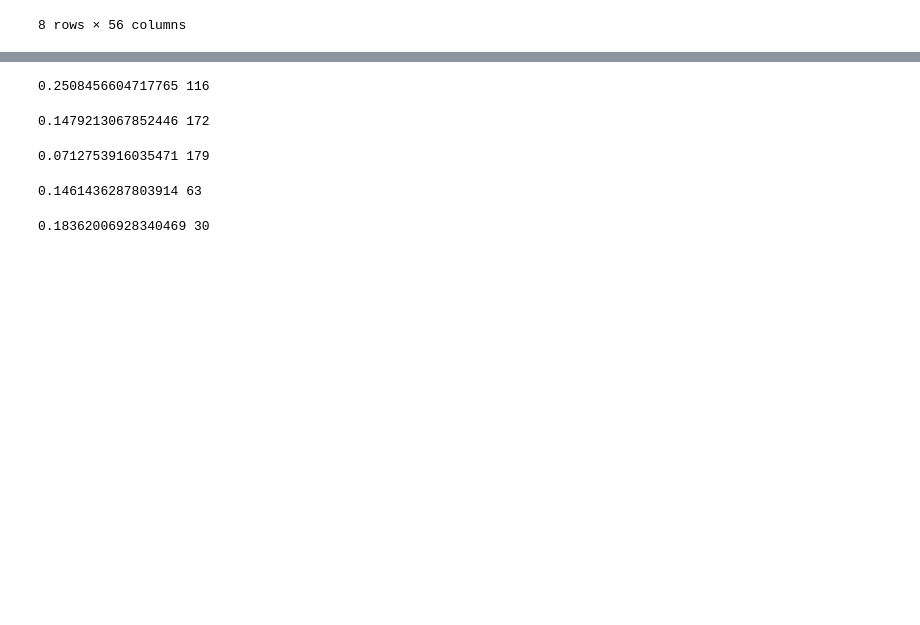
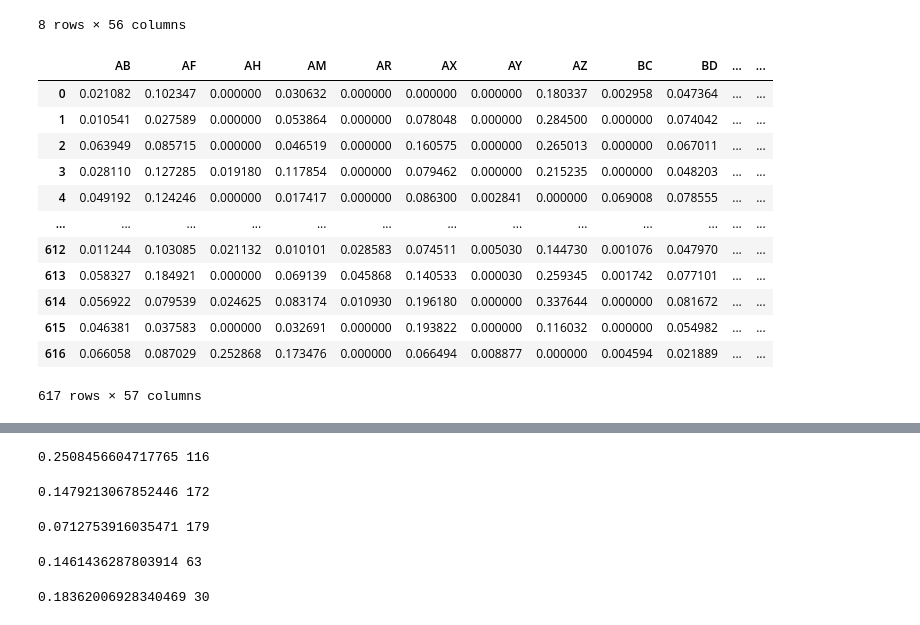
Before and after one commit to mrmmm0128/cash-register, a Jupyter notebook: icr-eda-baseline-from-ryohei.ipynb, the cells around one changed output, grey strips where cells are left out. Saved outputs shown, nothing was run; the diff lists cells and outputs as text; code cells hidden in the pictures; blank space fills up the shorter version.

```diff
--- a/icr-eda-baseline-from-ryohei.ipynb
+++ b/icr-eda-baseline-from-ryohei.ipynb
@@ -157,22 +176,37 @@ train_df.describe()
 # %%
 from sklearn.impute import SimpleImputer
 from sklearn.preprocessing import MinMaxScaler,OneHotEncoder,StandardScaler
 from sklearn.utils import class_weight
 from sklearn.metrics import accuracy_score
 
 
 imputer=SimpleImputer(strategy="mean")
 numeric_df=pd.DataFrame(imputer.fit_transform(train_df[num_cols]),columns=num_cols
                 )
 
 scaler=MinMaxScaler()
 scaled_numeric_df=pd.DataFrame(scaler.fit_transform(numeric_df),columns=num_cols)
 
 encoder=OneHotEncoder(sparse_output=False,handle_unknown="ignore")
 encoded_cat_df=pd.DataFrame(encoder.fit_transform(train_df[cat_cols]),columns=encoder.get_feature_names_out(cat_cols))
 
 
 processed_df=pd.concat([scaled_numeric_df,encoded_cat_df],axis=1)
+processed_df
+# %% [output]
+|  | AB | AF | AH | AM | AR | AX | AY | AZ | BC | BD | ... | ... |
+| 0 | 0.021082 | 0.102347 | 0.000000 | 0.030632 | 0.000000 | 0.000000 | 0.000000 | 0.180337 | 0.002958 | 0.047364 | ... | ... |
+| 1 | 0.010541 | 0.027589 | 0.000000 | 0.053864 | 0.000000 | 0.078048 | 0.000000 | 0.284500 | 0.000000 | 0.074042 | ... | ... |
+| 2 | 0.063949 | 0.085715 | 0.000000 | 0.046519 | 0.000000 | 0.160575 | 0.000000 | 0.265013 | 0.000000 | 0.067011 | ... | ... |
+| 3 | 0.028110 | 0.127285 | 0.019180 | 0.117854 | 0.000000 | 0.079462 | 0.000000 | 0.215235 | 0.000000 | 0.048203 | ... | ... |
+| 4 | 0.049192 | 0.124246 | 0.000000 | 0.017417 | 0.000000 | 0.086300 | 0.002841 | 0.000000 | 0.069008 | 0.078555 | ... | ... |
+| ... | ... | ... | ... | ... | ... | ... | ... | ... | ... | ... | ... | ... |
+| 612 | 0.011244 | 0.103085 | 0.021132 | 0.010101 | 0.028583 | 0.074511 | 0.005030 | 0.144730 | 0.001076 | 0.047970 | ... | ... |
+| 613 | 0.058327 | 0.184921 | 0.000000 | 0.069139 | 0.045868 | 0.140533 | 0.000030 | 0.259345 | 0.001742 | 0.077101 | ... | ... |
+| 614 | 0.056922 | 0.079539 | 0.024625 | 0.083174 | 0.010930 | 0.196180 | 0.000000 | 0.337644 | 0.000000 | 0.081672 | ... | ... |
+| 615 | 0.046381 | 0.037583 | 0.000000 | 0.032691 | 0.000000 | 0.193822 | 0.000000 | 0.116032 | 0.000000 | 0.054982 | ... | ... |
+| 616 | 0.066058 | 0.087029 | 0.252868 | 0.173476 | 0.000000 | 0.066494 | 0.008877 | 0.000000 | 0.004594 | 0.021889 | ... | ... |
+617 rows × 57 columns
 # %%
 class Classifier:
     def __init__(self,params):
```
Also changed, not shown: parts of 8 cells of this notebook.
